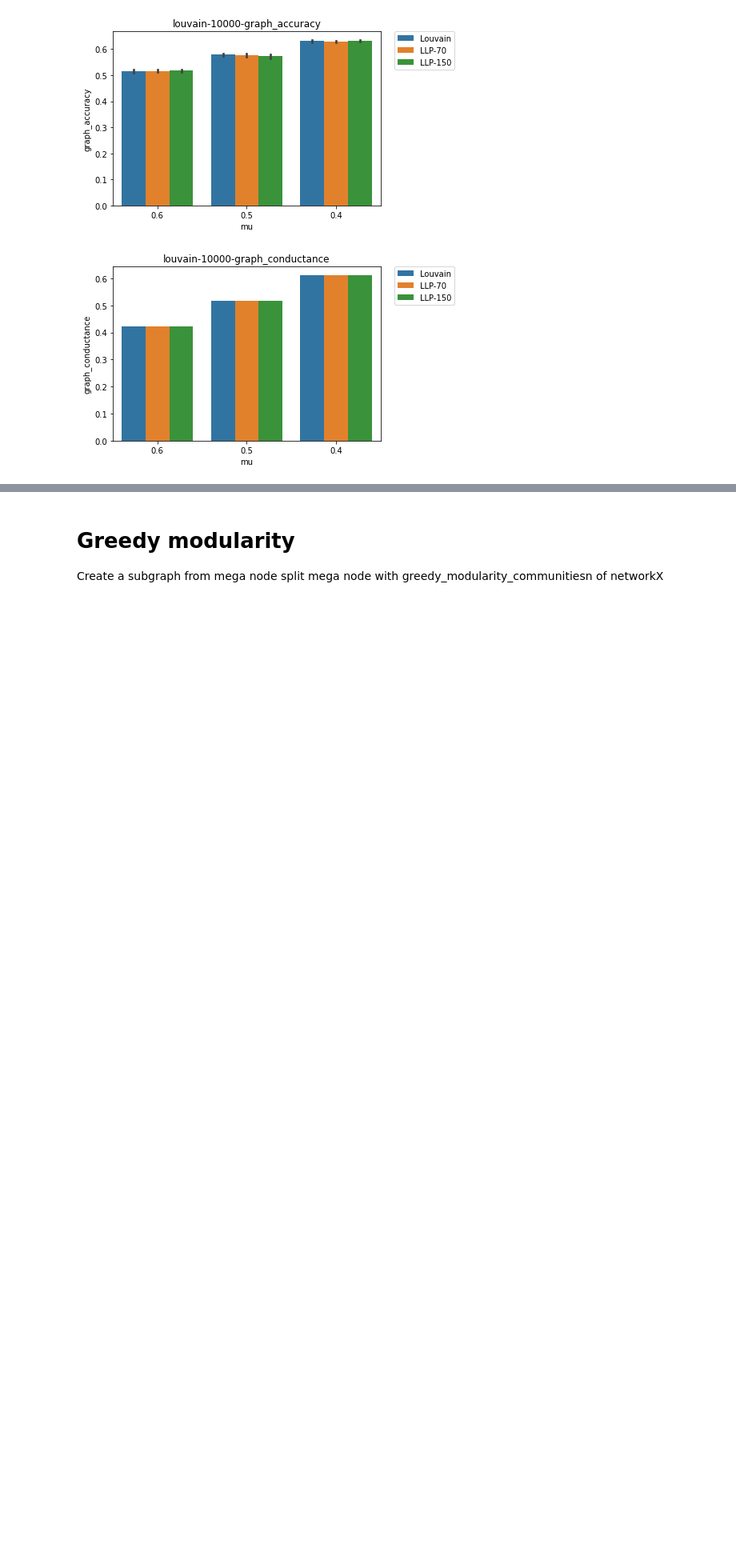
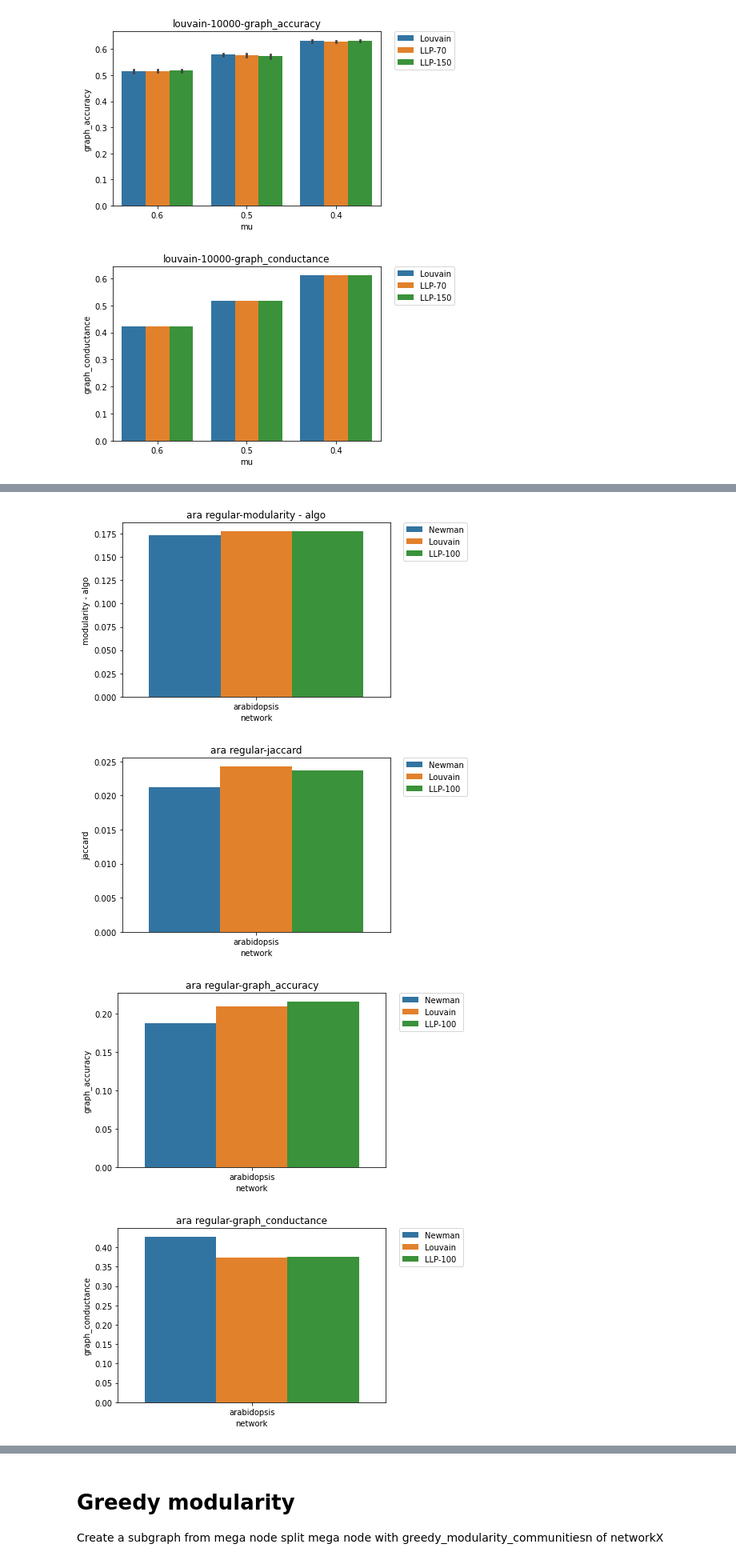
Before and after one commit to keskim1111/network-analysis, a Jupyter notebook: visualization/create_bar_plots.ipynb, the cells around one changed output, grey strips where cells are left out. Shown: that part at 80% size. Cells and saved outputs as stored; diff of their text form; code cells hidden in the pictures; blank space fills up the shorter version.

```diff
--- a/visualization/create_bar_plots.ipynb
+++ b/visualization/create_bar_plots.ipynb
@@ -80,8 +80,8 @@ def run_visu_benchmark(input_folder):
 
 def create_bar_graphs_benchmark(df, evals, title="Graph"):
     for eval in evals:
-
-        ax = sns.barplot(x="network", y=eval, hue="algo", data=df).set(title=title)
+        name = f"{title}-{eval}"
+        ax = sns.barplot(x="network", y=eval, hue="algo", data=df).set(title=name)
         plt.legend(bbox_to_anchor=(1.05, 1), loc=2, borderaxespad=0.)
         plt.show()
 
@@ -134,0 +131,12 @@ create_bar_graphs(df,evals,title="louvain-10000")
+# %%
+# # on yeast and arabidopsis
+input_folder = "08-06-2022--14-15-39 ara regular"
+df = run_visu_benchmark(input_folder)
+create_bar_graphs_benchmark(df,evals,title="ara regular")
+# print_means(df, evals)
+display(df)
+# %% [output]
+[figure, added]
+[figure, added]
+[figure, added]
+[figure, added]
```
Also changed, not shown: parts of 14 cells of this notebook, 1 other file.
